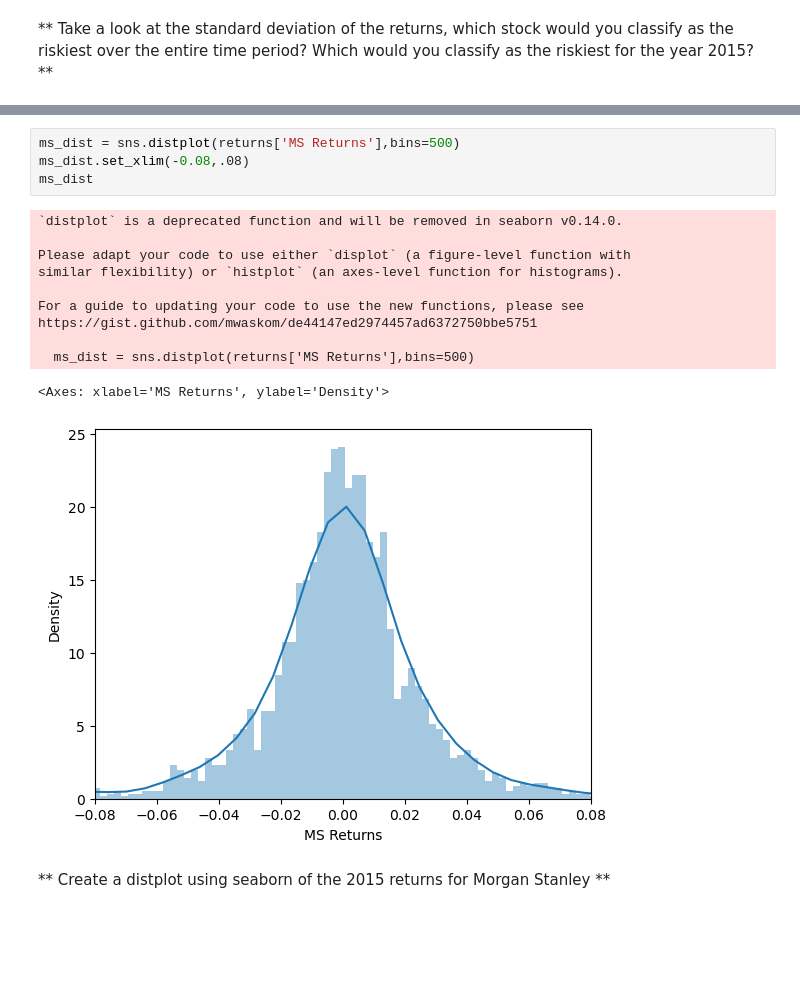
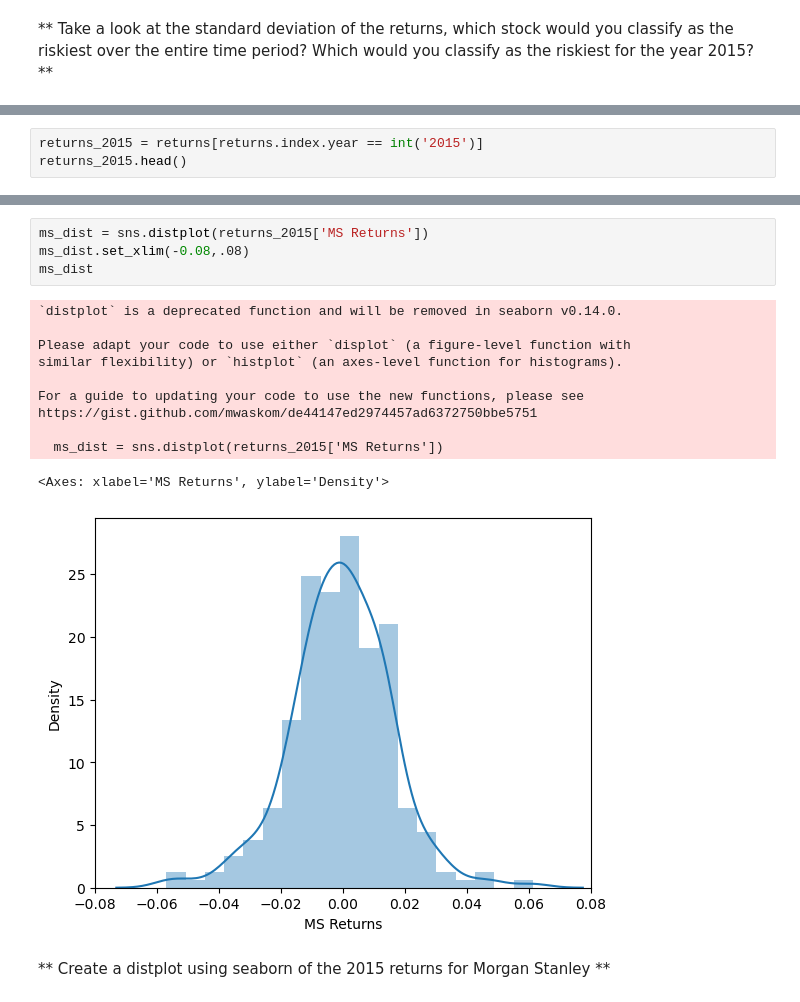
Before and after one commit to tylercoen/python, a Jupyter notebook: Python for Data Science and Machine Learning Bootcamp/Data Capstone Project/03-Finance Project.ipynb, the cells around one changed output, grey strips where cells are left out. Saved outputs shown, nothing was run; the diff lists cells and outputs as text; blank space fills up the shorter version.

```diff
--- a/Python for Data Science and Machine Learning Bootcamp/Data Capstone Project/03-Finance Project.ipynb
+++ b/Python for Data Science and Machine Learning Bootcamp/Data Capstone Project/03-Finance Project.ipynb
@@ -256,0 +224,3 @@ dtype: float64
+# %%
+returns_2015 = returns[returns.index.year == int('2015')]
+returns_2015.head()
@@ -257,18 +235,18 @@ dtype: float64
 # %%
-ms_dist = sns.distplot(returns['MS Returns'],bins=500)
+ms_dist = sns.distplot(returns_2015['MS Returns'])
 ms_dist.set_xlim(-0.08,.08)
 ms_dist
 # %% [output]
 `distplot` is a deprecated function and will be removed in seaborn v0.14.0.
 
 Please adapt your code to use either `displot` (a figure-level function with
 similar flexibility) or `histplot` (an axes-level function for histograms).
 
 For a guide to updating your code to use the new functions, please see
 https://gist.github.com/mwaskom/de44147ed2974457ad6372750bbe5751
 
-  ms_dist = sns.distplot(returns['MS Returns'],bins=500)
+  ms_dist = sns.distplot(returns_2015['MS Returns'])
 <Axes: xlabel='MS Returns', ylabel='Density'>
-[figure, old version]
+[figure, new version]
 # %% [markdown]
 ** Create a distplot using seaborn of the 2015 returns for Morgan Stanley **
```
Also changed, not shown: parts of 19 cells of this notebook, 1 other file.
